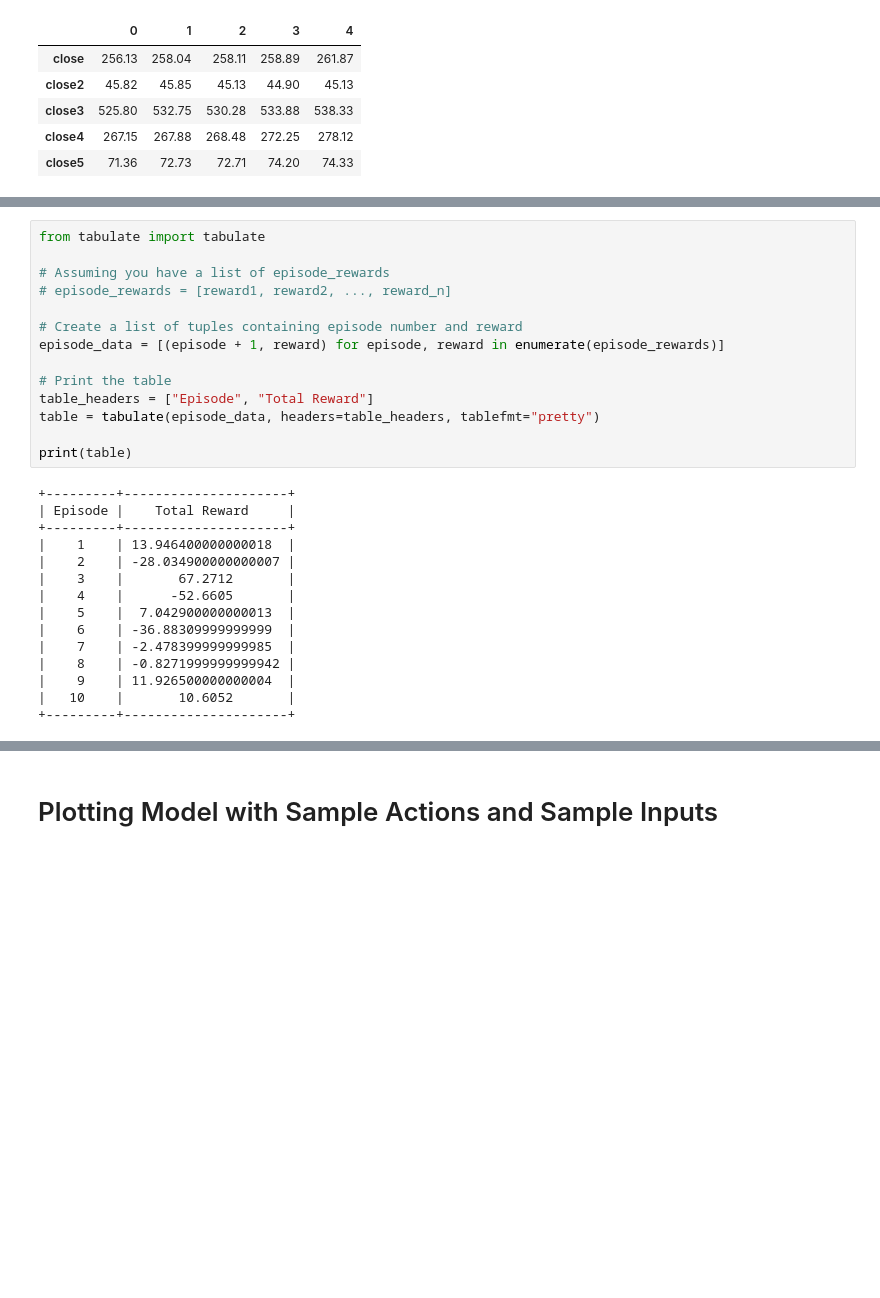
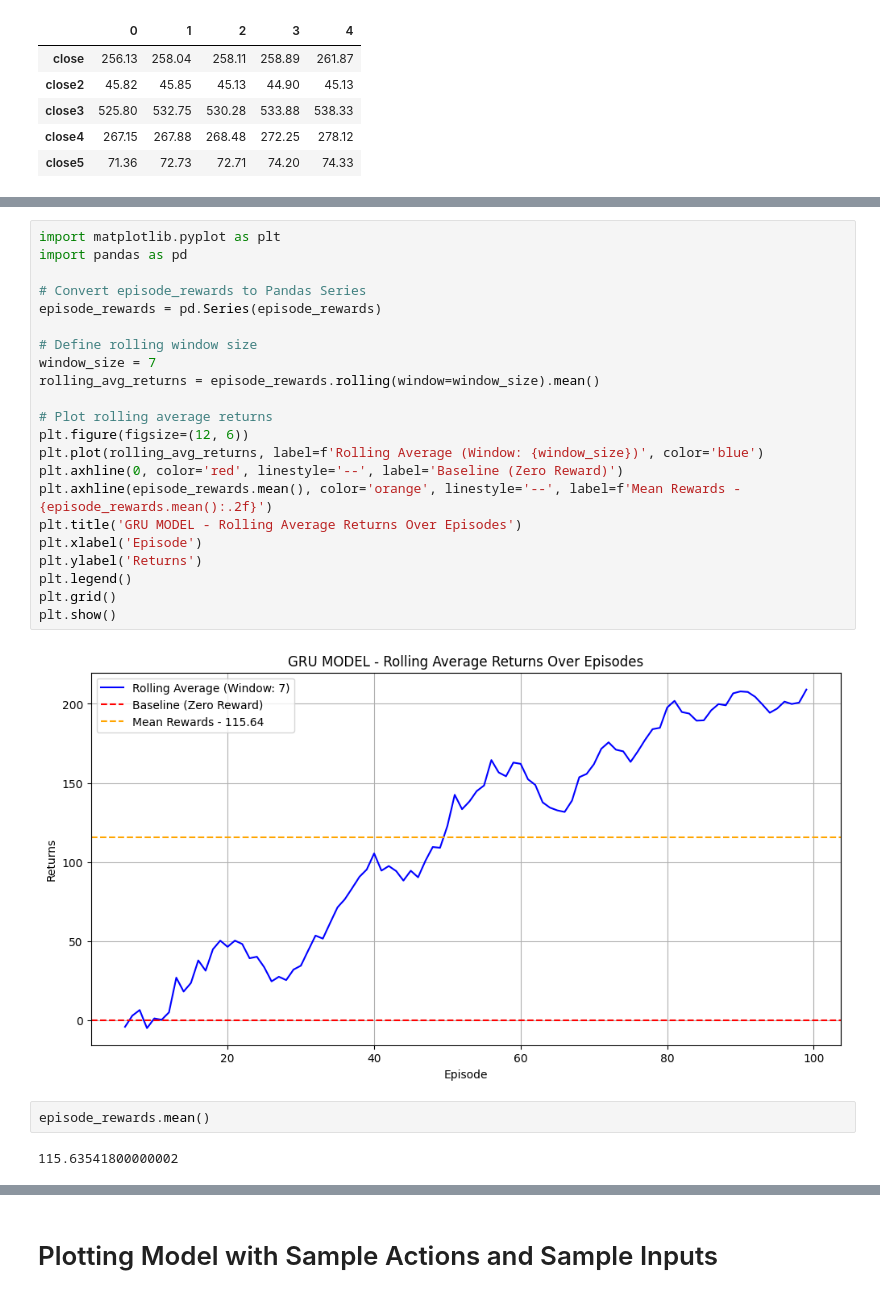
Before and after one commit to kshipra-jadav/Portfolio-Optimization-Using-RL, a Jupyter notebook: Portfolio Optimization with GRU.ipynb, the cells around one changed output, grey strips where cells are left out. Cells and saved outputs as stored; diff of their text form; blank space fills up the shorter version.

```diff
--- a/Portfolio Optimization with GRU.ipynb
+++ b/Portfolio Optimization with GRU.ipynb
@@ -96,32 +89,31 @@ plt.show()
-# %%
-from tabulate import tabulate
-
-# Assuming you have a list of episode_rewards
-# episode_rewards = [reward1, reward2, ..., reward_n]
-
-# Create a list of tuples containing episode number and reward
-episode_data = [(episode + 1, reward) for episode, reward in enumerate(episode_rewards)]
-
-# Print the table
-table_headers = ["Episode", "Total Reward"]
-table = tabulate(episode_data, headers=table_headers, tablefmt="pretty")
-
-print(table)
-# %% [output]
-+---------+---------------------+
-| Episode |    Total Reward     |
-+---------+---------------------+
-|    1    | 13.946400000000018  |
-|    2    | -28.034900000000007 |
-|    3    |       67.2712       |
-|    4    |      -52.6605       |
-|    5    |  7.042900000000013  |
-|    6    | -36.88309999999999  |
-|    7    | -2.478399999999985  |
-|    8    | -0.8271999999999942 |
-|    9    | 11.926500000000004  |
-|   10    |       10.6052       |
-+---------+---------------------+
+# %%
+import matplotlib.pyplot as plt
+import pandas as pd
+
+# Convert episode_rewards to Pandas Series
+episode_rewards = pd.Series(episode_rewards)
+
+# Define rolling window size
+window_size = 7
+rolling_avg_returns = episode_rewards.rolling(window=window_size).mean()
+
+# Plot rolling average returns
+plt.figure(figsize=(12, 6))
+plt.plot(rolling_avg_returns, label=f'Rolling Average (Window: {window_size})', color='blue')
+plt.axhline(0, color='red', linestyle='--', label='Baseline (Zero Reward)')
+plt.axhline(episode_rewards.mean(), color='orange', linestyle='--', label=f'Mean Rewards - {episode_rewards.mean():.2f}')
+plt.title('GRU MODEL - Rolling Average Returns Over Episodes')
+plt.xlabel('Episode')
+plt.ylabel('Returns')
+plt.legend()
+plt.grid()
+plt.show()
+# %% [output]
+[figure, added]
+# %%
+episode_rewards.mean()
+# %% [output]
+115.63541800000002
 # %%
 import seaborn as sns
 
```
Also changed, not shown: parts of 6 cells of this notebook, 1 other file.
